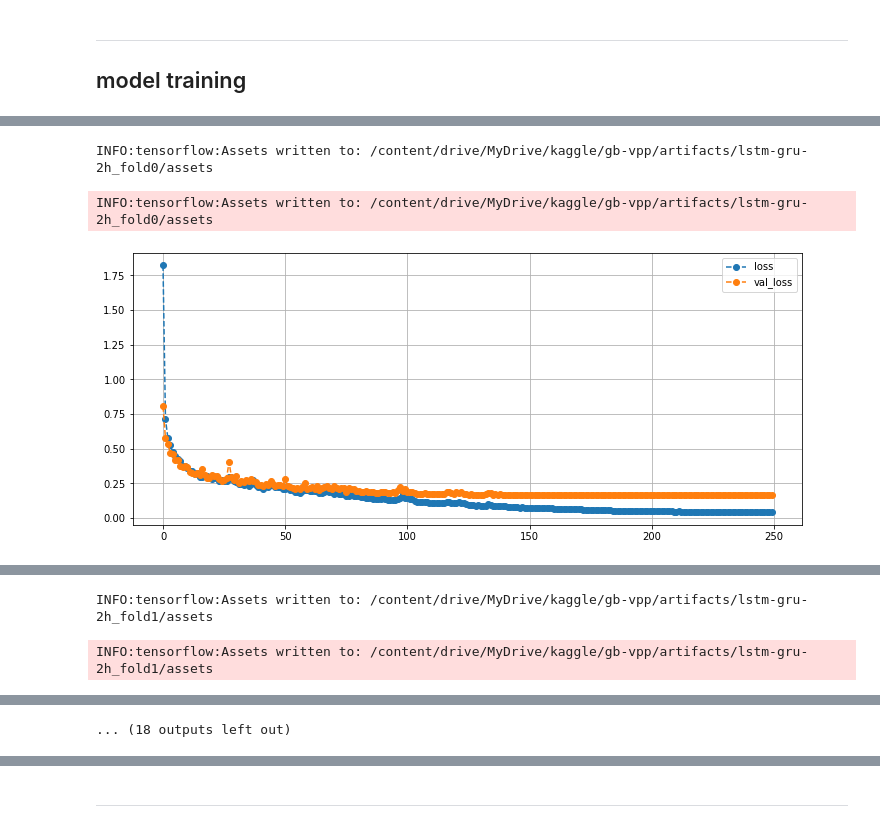
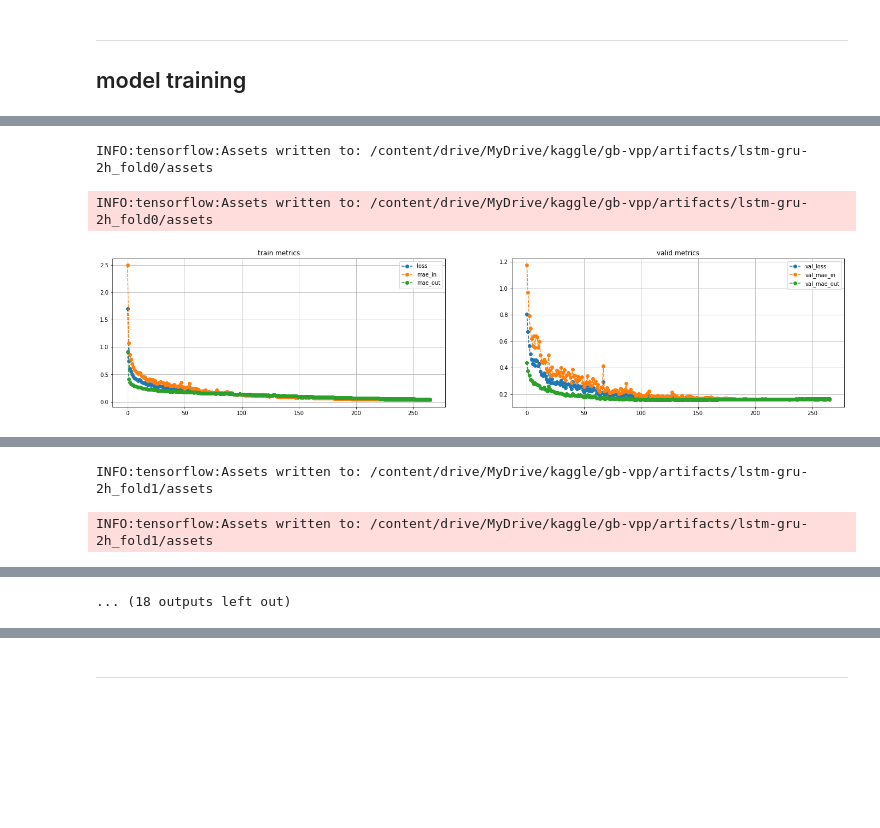
Before and after one commit to mavillan/gb-vpp, a Jupyter notebook: models/gb-vpp-lstm-gru-2h.ipynb, the cells around one changed output, grey strips where cells are left out. Saved outputs shown, nothing was run; the diff lists cells and outputs as text; code cells hidden in the pictures; blank space fills up the shorter version.

Commit message:
Improves structure, features & regularization (5 folds out of 8)

```diff
--- a/models/gb-vpp-lstm-gru-2h.ipynb
+++ b/models/gb-vpp-lstm-gru-2h.ipynb
@@ -167,7 +167,7 @@ class config:
 if config.DEBUG:
     config.EPOCHS = 2
 # %%
-with open("./split_5folds.pkl", "rb") as file:
+with open("./split_8folds_seed19.pkl", "rb") as file:
     split = pickle.load(file)
 # %%
 train_raw = pd.read_csv(f'{input_path}/train.csv')
@@ -500,14 +508,19 @@ oof = train[["id","breath_id","u_out","pressure"]].copy()
 test_raw = test[["id"]].copy()
 
 cols_to_exclude_train = [
-    'pressure','id', 'breath_id','one','count',
-    'breath_id_lag','breath_id_lag2','breath_id_lagsame',
-    'breath_id_lag2same'
+    'pressure','id', 'breath_id',
 ]
 cols_to_exclude_test = [
-    'id', 'breath_id','one','count','breath_id_lag',
-    'breath_id_lag2','breath_id_lagsame','breath_id_lag2same'
+    'id', 'breath_id',
 ]
 
 train.drop(cols_to_exclude_train, axis=1, inplace=True)
 test.drop(cols_to_exclude_test, axis=1, inplace=True)
+
+train.insert(0, "u_in", train.pop("u_in").values)
+train.insert(1, "u_out", train.pop("u_out").values)
+
+test.insert(0, "u_in", test.pop("u_in").values)
+test.insert(1, "u_out", test.pop("u_out").values)
+
+assert (train.columns == test.columns).all()
@@ -630,7 +751,7 @@ class LSTMGRU2Heads(tf.keras.Model):
 # %%
 models_by_fold = list()
 
-for fold in range(5):
+for fold in range(len(split)):
     print(f" Fold: {fold+1} ".center(80, "-"))
 
     train_idx = split[f"fold-{fold}"]["train"]
@@ -648,18 +769,19 @@ for fold in range(5):
     #    decay_rate=1e-5
     #)
     #lr = LearningRateScheduler(scheduler, verbose=1)
+
     #lr = OneCycleScheduler(
-    #    lr_max = 1e-3,
-    #    steps = EPOCH*(X_train.shape[0]/BATCH_SIZE),
-    #    phase_1_pct = 0.2,
-    #    init_div_factor = 1e1,
-    #    final_div_factor = 1e2,
+    #    max_lr = 1e-3,
+    #    steps = config.EPOCHS * (X_train.shape[0]//config.BATCH_SIZE + 1),
+    #    phase_1_pct = 0.25,
+    #    init_div_factor = 0.5,
+    #    final_div_factor = 1e1,
     #)
 
-    #steps_per_epoch = (len(X_train) // BATCH_SIZE) + 1
-    #clr = tfa.optimizers.CyclicalLearningRate(
-    #    initial_learning_rate = INIT_LR,
-    #    maximal_learning_rate = MAX_LR,
+    #steps_per_epoch = (len(X_train) // config.BATCH_SIZE) + 1
+    #lr = tfa.optimizers.CyclicalLearningRate(
+    #    initial_learning_rate = config.INIT_LR,
+    #    maximal_learning_rate = config.MAX_LR,
     #    scale_fn = lambda x: (0.8)**(x-1),
     #    step_size = 10*steps_per_epoch
     #)
@@ -668,19 +790,31 @@ for fold in range(5):
         monitor="val_mae_in",
         factor=config.SCHEDULER_FACTOR,
         patience=config.SCHEDULER_PATIENCE,
-        verbose=1
+        verbose=1,
+        min_lr=1e-4,
+        min_delta=0.0001,
     )
+
     es = EarlyStopping(
         monitor='val_mae_in',
         mode='min',
         patience=config.STOPPING_PATIENCE,
+        min_delta=0.0001,
         verbose=1,
         restore_best_weights=True,
     )
+    #lws = LossWeightScheduler(
+    #    alpha_start=1.,
+    #    alpha_min=0.,
+    #    start_epoch=100,
+    #    decay_epochs=100
+    #)
 
     with tpu_strategy.scope():
         model = LSTMGRU2Heads()
+
         optimizer = tf.optimizers.Adam(learning_rate=1e-3)
+        #optimizer = tfa.optimizers.SWA(opt, start_averaging=150, average_period=5)
         model.compile(optimizer=optimizer,)
 
         history = model.fit(
@@ -689,7 +823,7 @@ for fold in range(5):
             validation_data=([X_valid,mask_in_valid,mask_out_valid], y_valid),
             epochs=config.EPOCHS,
             batch_size=config.BATCH_SIZE,
-            callbacks=[lr,es],
+            callbacks=[es,lr],
             shuffle=True,
             verbose=1,
         )
@@ -700,21 +834,44 @@ for fold in range(5):
     model.save(f"{artifacts_path}/{config.MODEL_ID}_fold{fold}", options=save_locally)
 
     # generate the oof predictions
-    #oof_preds = model.predict(X_valid).squeeze()
     oof_preds = model(tf.convert_to_tensor(X_valid), training=False)[0].numpy().squeeze()
     idx = oof.query("breath_id in @valid_idx").index
     oof.loc[idx, "pred"] = oof_preds.ravel()
 
-    plt.figure(figsize=(12,5))
+    # metrics from epoch 0 ->
+    plt.figure(figsize=(24,5))
+    plt.subplot(1,2,1)
+    plt.title("train metrics")
     plt.plot(history.history["loss"], "o--", label="loss")
+    plt.plot(history.history["mae_in"], "o--", label="mae_in")
+    plt.plot(history.history["mae_out"], "o--", label="mae_out")
+    plt.grid()
+    plt.legend(loc="best")
+
+    plt.subplot(1,2,2)
+    plt.title("valid metrics")
     plt.plot(history.history["val_loss"], "o--", label="val_loss")
+    plt.plot(history.history["val_mae_in"], "o--", label="val_mae_in")
+    plt.plot(history.history["val_mae_out"], "o--", label="val_mae_out")
     plt.grid()
     plt.legend(loc="best")
     plt.show()
 
-    plt.figure(figsize=(12,5))
+    # metrics from epoch 50 ->
+    plt.figure(figsize=(24,5))
+    plt.subplot(1,2,1)
+    plt.title("train metrics - zoom")
     plt.plot(history.history["loss"][50:], "o--", label="loss")
+    plt.plot(history.history["mae_in"][50:], "o--", label="mae_in")
+    plt.plot(history.history["mae_out"][50:], "o--", label="mae_out")
+    plt.grid()
+    plt.legend(loc="best")
+
+    plt.subplot(1,2,2)
+    plt.title("valid metrics - zoom")
     plt.plot(history.history["val_loss"][50:], "o--", label="val_loss")
+    plt.plot(history.history["val_mae_in"][50:], "o--", label="val_mae_in")
+    plt.plot(history.history["val_mae_out"][50:], "o--", label="val_mae_out")
     plt.grid()
     plt.legend(loc="best")
     plt.show()
@@ -741,3 +898,3 @@ WARNING:absl:Found untraced functions such as lstm_cell_1_layer_call_and_return_
 INFO:tensorflow:Assets written to: /content/drive/MyDrive/kaggle/gb-vpp/artifacts/lstm-gru-2h_fold0/assets
 INFO:tensorflow:Assets written to: /content/drive/MyDrive/kaggle/gb-vpp/artifacts/lstm-gru-2h_fold0/assets
-[figure, old version]
+[figure, new version]
```
Also changed, not shown: parts of 16 cells of this notebook.
